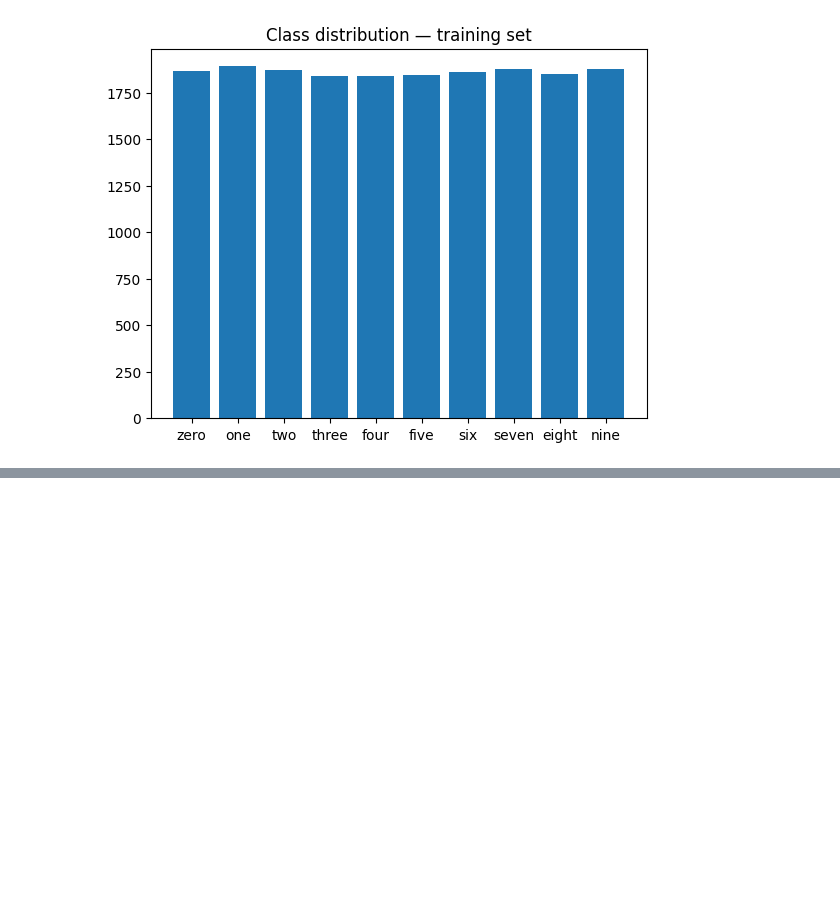
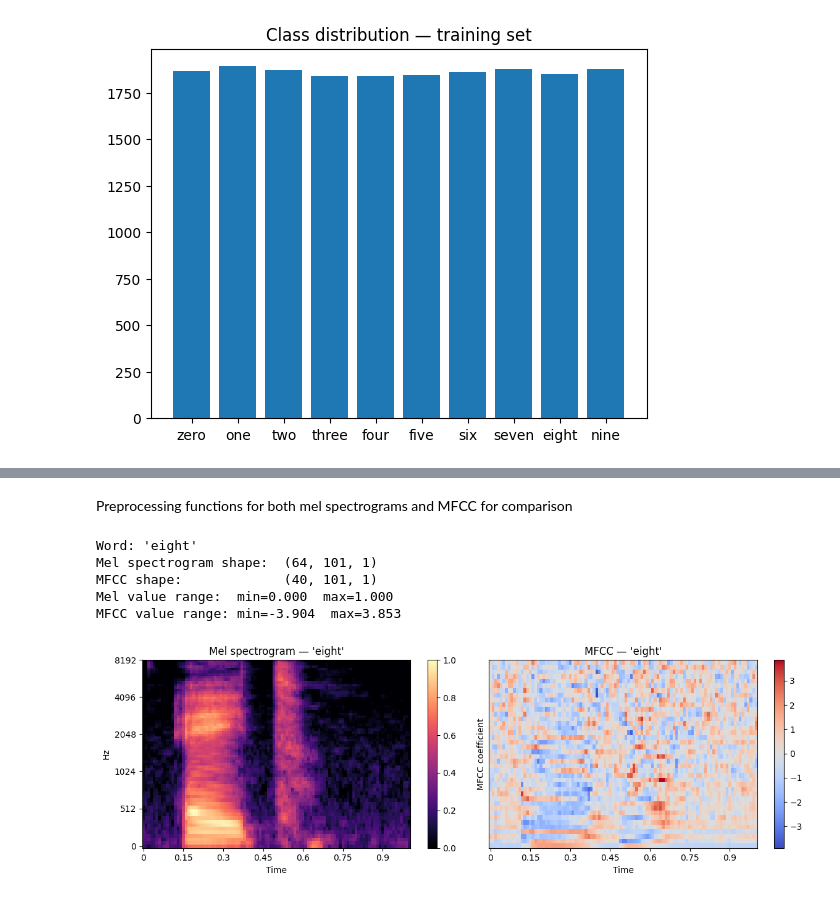
Before and after one commit to NicolasCatoiu/DAT255-Project-V26-Gr30, a Jupyter notebook: notebooks/exploration.ipynb, the cells around one changed output, grey strips where cells are left out. Saved outputs shown, nothing was run; the diff lists cells and outputs as text; code cells hidden in the pictures; blank space fills up the shorter version.

Commit message:
Preprocessing

```diff
--- a/notebooks/exploration.ipynb
+++ b/notebooks/exploration.ipynb
@@ -99,0 +175,2 @@ plt.show()
+# %% [markdown]
+Preprocessing functions for both mel spectrograms and MFCC for comparison
@@ -99,0 +225,46 @@ plt.show()
+# %%
+sample = dataset_digits["train"][0]
+word = label_names[sample["label"]]
+
+# Test both functions
+mel_output = audio_to_mel(sample)
+mfcc_output = audio_to_mfcc(sample)
+
+print(f"Word: '{word}'")
+print(f"Mel spectrogram shape:  {mel_output.shape}")   # should be (64, 101, 1)
+print(f"MFCC shape:             {mfcc_output.shape}")  # should be (40, 101, 1)
+print(f"Mel value range:  min={mel_output.min():.3f}  max={mel_output.max():.3f}")   # should be 0.0 to 1.0
+print(f"MFCC value range: min={mfcc_output.min():.3f}  max={mfcc_output.max():.3f}")
+
+# Visualize both side by side
+fig, axes = plt.subplots(1, 2, figsize=(12, 4))
+
+img1 = librosa.display.specshow(
+    mel_output[:, :, 0],
+    sr=16000, hop_length=160,
+    x_axis='time', y_axis='mel',
+    ax=axes[0]
+)
+axes[0].set_title(f"Mel spectrogram — '{word}'")
+fig.colorbar(img1, ax=axes[0])
+
+img2 = librosa.display.specshow(
+    mfcc_output[:, :, 0],
+    sr=16000, hop_length=160,
+    x_axis='time',
+    ax=axes[1]
+)
+axes[1].set_title(f"MFCC — '{word}'")
+axes[1].set_ylabel("MFCC coefficient")
+fig.colorbar(img2, ax=axes[1])
+
+plt.tight_layout()
+plt.savefig("mel_vs_mfcc.png")
+plt.show()
+# %% [output]
+Word: 'eight'
+Mel spectrogram shape:  (64, 101, 1)
+MFCC shape:             (40, 101, 1)
+Mel value range:  min=0.000  max=1.000
+MFCC value range: min=-3.904  max=3.853
+[figure, added]
```
Also changed, not shown: parts of 8 cells of this notebook, 2 other files.
